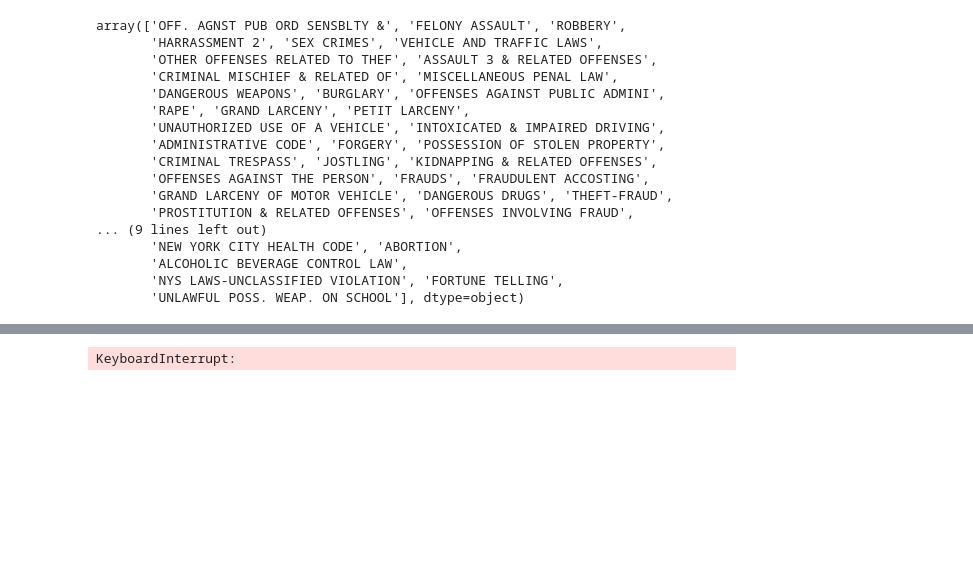
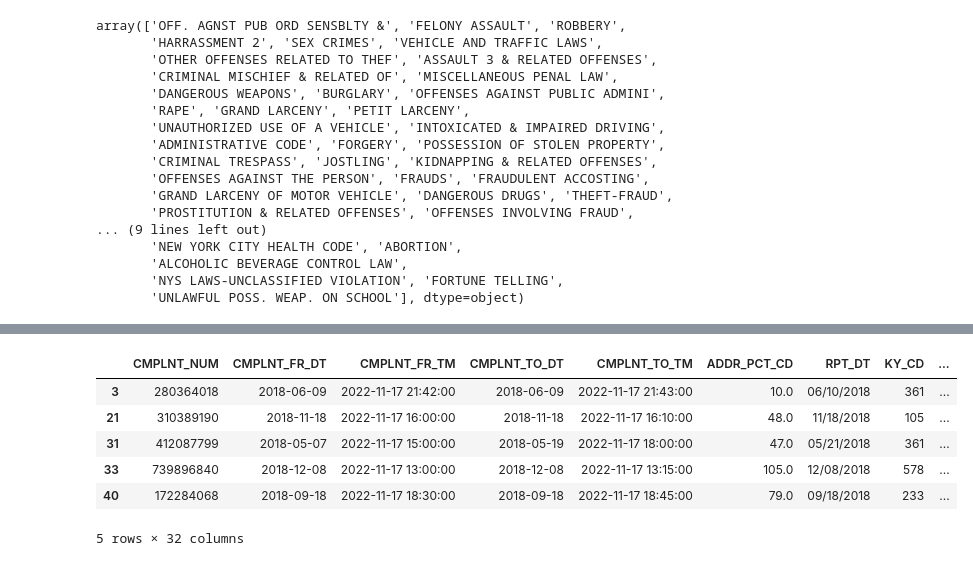
Before and after one commit to daniellejenkins17/Crimes_NYC_Binary_Classification, a Jupyter notebook: MultiClass.ipynb, the cells around one changed output, grey strips where cells are left out. Saved outputs shown, nothing was run; the diff lists cells and outputs as text; code cells hidden in the pictures; blank space fills up the shorter version.

```diff
--- a/MultiClass.ipynb
+++ b/MultiClass.ipynb
@@ -430,0 +408,18 @@ mc = mc[mc['BORO_NM'] != 'OFFENSE AGNST PUBLIC ORDER']
+# %%
+mc.loc[mc['OFNS_DESC'] == 'HOMICIDE-NEGLIGENT-VEHICLE'] = 'HOMICIDE-NEGLIGENT,UNCLASSIFIE'
+# %%
+mc.loc[mc['OFNS_DESC'] == 'HOMICIDE-NEGLIGENT-VEHICLE'] = 'HOMICIDE-NEGLIGENT,UNCLASSIFIE'
+# %%
+mc.loc[mc['OFNS_DESC'] == 'HOMICIDE-NEGLIGENT-VEHICLE'] = 'HOMICIDE-NEGLIGENT,UNCLASSIFIE'
+# %%
+mc.loc[mc['OFNS_DESC'] == 'HOMICIDE-NEGLIGENT-VEHICLE'] = 'HOMICIDE-NEGLIGENT,UNCLASSIFIE'
+# %%
+mc.head()
+# %% [output]
+|  | CMPLNT_NUM | CMPLNT_FR_DT | CMPLNT_FR_TM | CMPLNT_TO_DT | CMPLNT_TO_TM | ADDR_PCT_CD | RPT_DT | KY_CD | ... |
+| 3 | 280364018 | 2018-06-09 | 2022-11-17 21:42:00 | 2018-06-09 | 2022-11-17 21:43:00 | 10.0 | 06/10/2018 | 361 | ... |
+| 21 | 310389190 | 2018-11-18 | 2022-11-17 16:00:00 | 2018-11-18 | 2022-11-17 16:10:00 | 48.0 | 11/18/2018 | 105 | ... |
+| 31 | 412087799 | 2018-05-07 | 2022-11-17 15:00:00 | 2018-05-19 | 2022-11-17 18:00:00 | 47.0 | 05/21/2018 | 361 | ... |
+| 33 | 739896840 | 2018-12-08 | 2022-11-17 13:00:00 | 2018-12-08 | 2022-11-17 13:15:00 | 105.0 | 12/08/2018 | 578 | ... |
+| 40 | 172284068 | 2018-09-18 | 2022-11-17 18:30:00 | 2018-09-18 | 2022-11-17 18:45:00 | 79.0 | 09/18/2018 | 233 | ... |
+5 rows × 32 columns
@@ -431,6 +428,4 @@ mc = mc[mc['BORO_NM'] != 'OFFENSE AGNST PUBLIC ORDER']
 # %%
 #new dataframe
 
-mc.to_csv('mc.csv')
+#mc.to_csv('mc.csv')
-# %% [output]
-KeyboardInterrupt:
```
Also changed, not shown: parts of 23 cells of this notebook.
